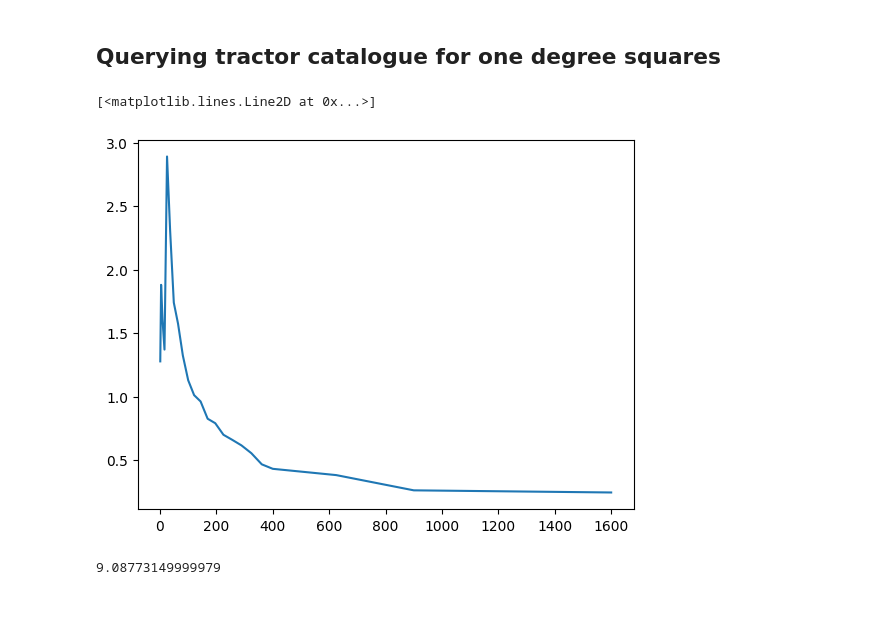
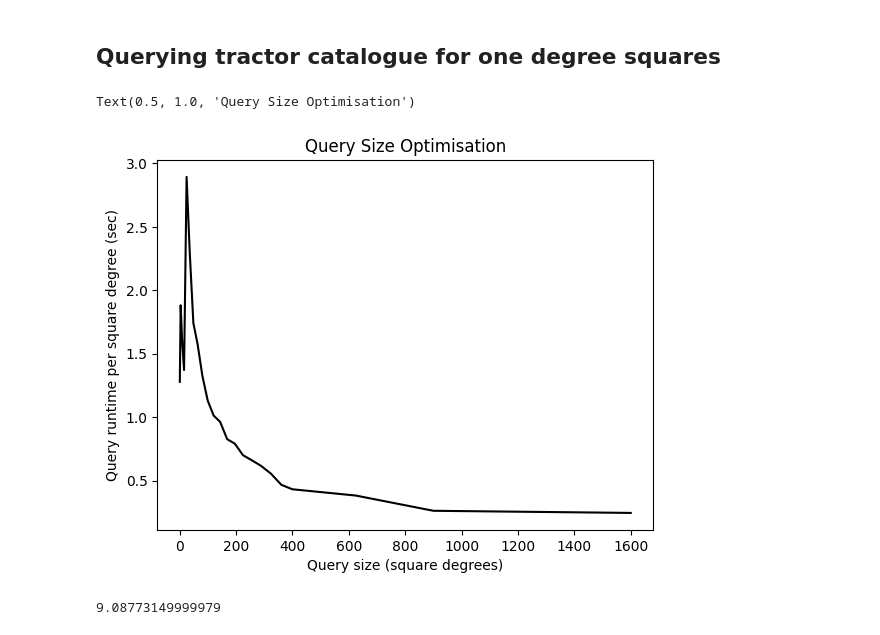
Before and after one commit to cyb0rb/WiFeS_Catalog, a Jupyter notebook: optimise_queries.ipynb, the cells around one changed output. Saved outputs shown, nothing was run; the diff lists cells and outputs as text; code cells hidden in the pictures; blank space fills up the shorter version.

```diff
--- a/optimise_queries.ipynb
+++ b/optimise_queries.ipynb
@@ -58,11 +58,14 @@ def query_tractor(ra, dec, query_dist=1.0):
 # %%
 x = [1, 4, 9, 16, 25, 36, 49, 64, 81, 100, 121, 144, 169, 196, 225, 256, 289, 324, 361, 400, 625, 900, 1600]
 y = [1.2789743749999616, 7.527789000000041/4, 14.455102375000024/9, 21.94977908300001/16, 72.33531233299993/25, 83.05894341699991/36, 85.35484112500001/49, 100.86192695799991/64, 107.4080237500001/81, 113.01894195800003/100, 122.56287062500019/121, 138.68802762500013/144, 139.764082208/169, 155.17113345799999/196, 157.64259362500002/225, 169.22000945800005/256, 178.27083341599996/289, 179.95430566699997/324, 168.81875749999972/361, 172.9240558749998/400, 239.27568062499995/625, 236.5007538750001/900, 393.484322875/1600]
 
-plt.plot(x,y)
+plt.plot(x,y,'k')
+plt.xlabel("Query size (square degrees)")
+plt.ylabel("Query runtime per square degree (sec)")
+plt.title("Query Size Optimisation")
 # %% [output]
-[<matplotlib.lines.Line2D at 0x...>]
+Text(0.5, 1.0, 'Query Size Optimisation')
-[figure, old version]
+[figure, new version]
 # %%
 brick_info = query_tractor(0,-30,1)
 brick_info
```
Also changed, not shown: 3 other files.
